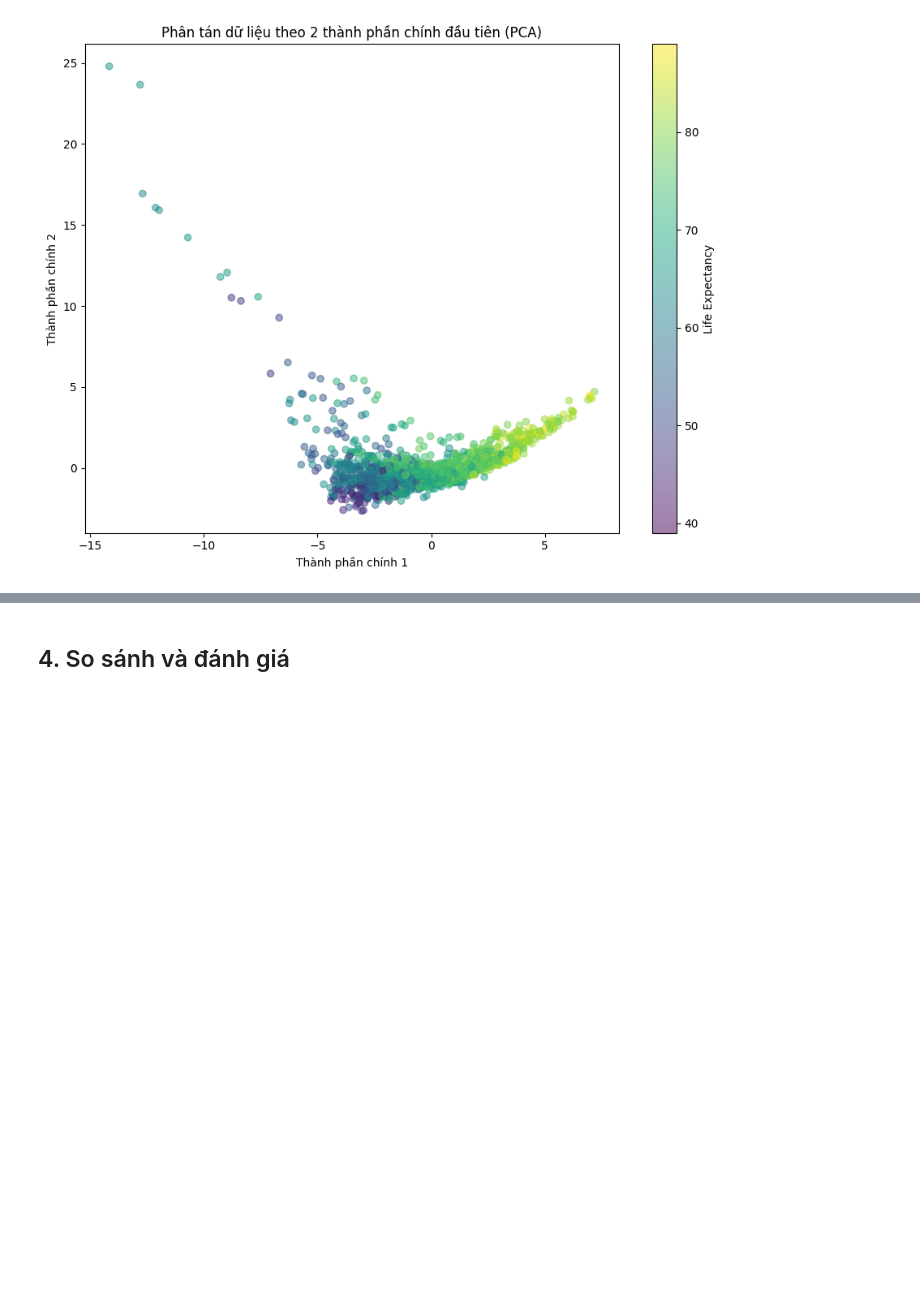
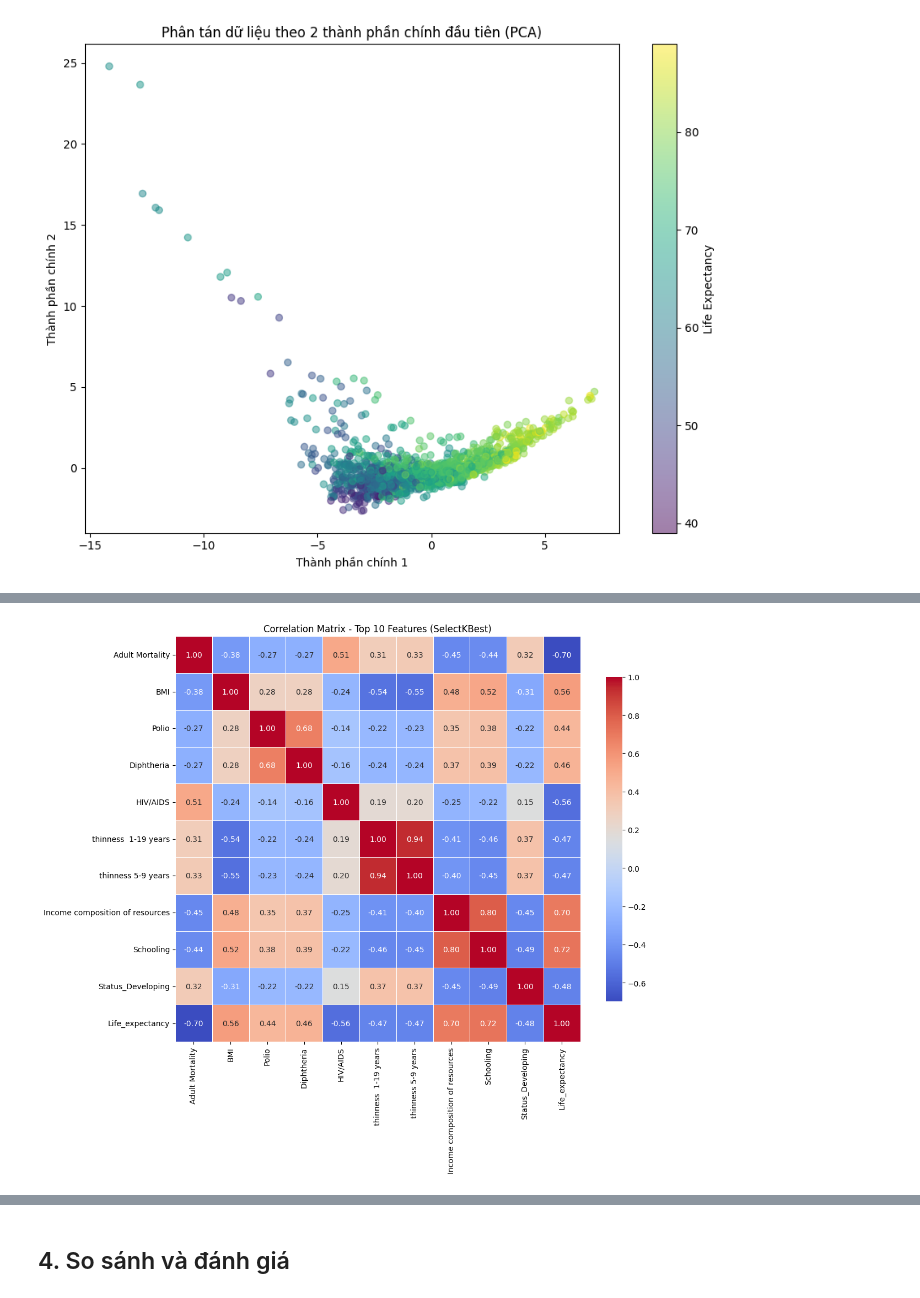
Before and after one commit to ducqwang/life-expectancy-prediction, a Jupyter notebook: src/source.ipynb, the cells around one changed output, grey strips where cells are left out. Saved outputs shown, nothing was run; the diff lists cells and outputs as text; code cells hidden in the pictures; blank space fills up the shorter version.

```diff
--- a/src/source.ipynb
+++ b/src/source.ipynb
@@ -502,0 +583,6 @@ plt.show()
+# %%
+# Chọn K features tốt nhất (ví dụ: 10 features)
+k_best = 10
+selector_k = SelectKBest(score_func=f_regression, k=k_best)
+X_train_kbest = selector_k.fit_transform(X_train_scaled, y_train)
+X_test_kbest = selector_k.transform(X_test_scaled)
@@ -502,0 +595,10 @@ plt.show()
+# %%
+# Lấy tên các features được chọn
+selected_features = X.columns[selector_k.get_support()].tolist()
+
+print(f"\n✓ Đã chọn {k_best} features tốt nhất:")
+for i, feat in enumerate(selected_features, 1):
+    print(f"{i}. {feat}")
+
+print(f"\n✓ X_train_kbest shape: {X_train_kbest.shape}")
+print(f"✓ X_test_kbest shape: {X_test_kbest.shape}")
@@ -502,0 +625,15 @@ plt.show()
+# %%
+# Trực quan hóa correlation matrix của K features được chọn
+X_train_kbest_df = pd.DataFrame(X_train_kbest, columns=selected_features)
+X_train_kbest_df['Life_expectancy'] = y_train.values
+
+plt.figure(figsize=(12, 10))
+correlation_matrix = X_train_kbest_df.corr()
+sns.heatmap(correlation_matrix, annot=True, fmt='.2f', cmap='coolwarm',
+            square=True, linewidths=0.5, cbar_kws={"shrink": 0.8})
+plt.title(f'Correlation Matrix - Top {k_best} Features (SelectKBest)')
+plt.tight_layout()
+plt.savefig('../results/figures/selectkbest_correlation_matrix.png', dpi=300, bbox_inches='tight')
+plt.show()
+# %% [output]
+[figure, added]
```
Also changed, not shown: parts of 34 cells of this notebook, 9 other files.
